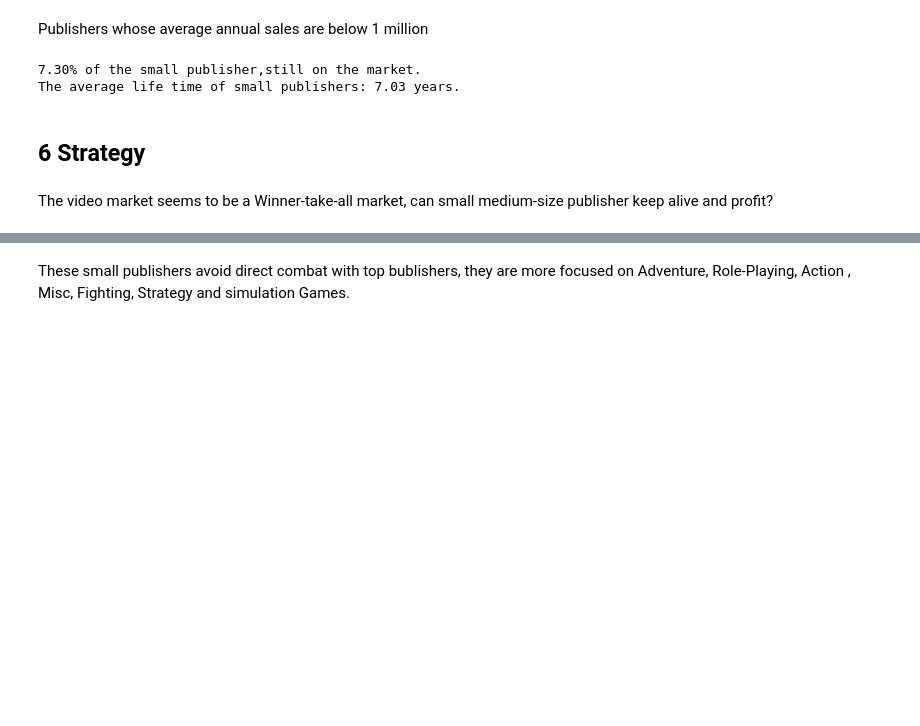
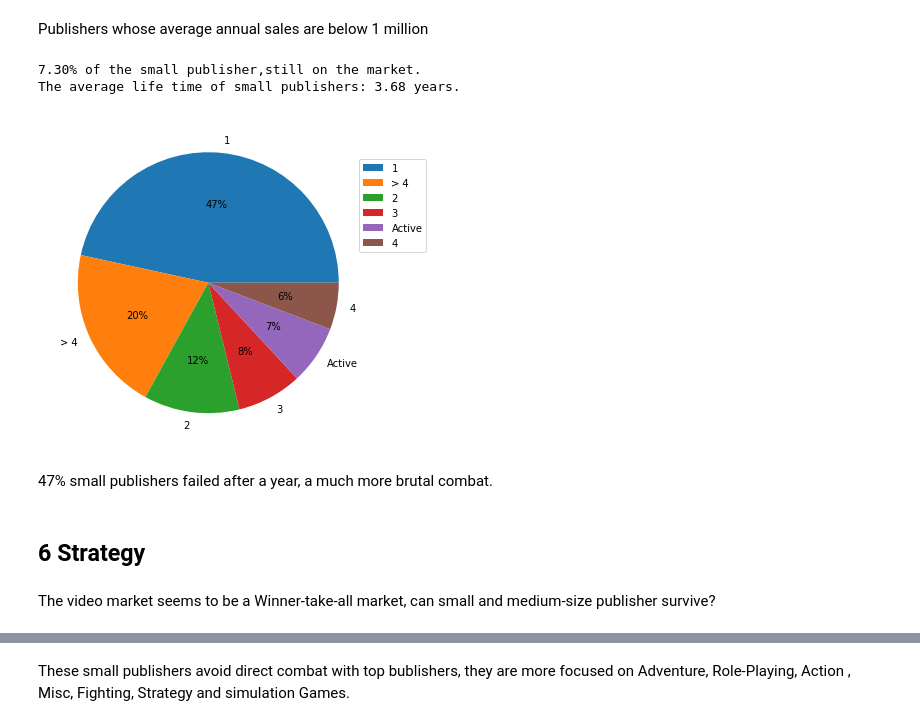
Before and after one commit to venson/Video_game, a Jupyter notebook: video-game.ipynb, the cells around one changed output, grey strips where cells are left out. Saved outputs shown, nothing was run; the diff lists cells and outputs as text; code cells hidden in the pictures; blank space fills up the shorter version.

```diff
--- a/video-game.ipynb
+++ b/video-game.ipynb
@@ -781,11 +795,24 @@ publisher_small_2015 = publisher_small[publisher_small['max'] == 2015]
 print('{:.2f}% of the small publisher,still on the market.'.\
     format(100*publisher_small_2015.shape[0]/ publisher_small.shape[0]))
 print('The average life time of small publishers: {:.2f} years.'.\
-    format(publisher_small_2015['last_year'].mean()))
+    format(publisher_small['last_year'].mean()))
 # %% [output]
 7.30% of the small publisher,still on the market.
-The average life time of small publishers: 7.03 years.
+The average life time of small publishers: 3.68 years.
+# %%
+plt.figure(figsize=(8,6))
+small_status = publisher_small[['last_year','max']].apply(lambda x: 'Active' if x['max']==2015
+    else( x['last_year'] if x['last_year']<=4 else '> 4'), axis=1)
+small_year_status = small_status.value_counts()
+plt.pie(small_year_status, labels=small_year_status.index, autopct='%.0f%%')
+plt.legend(small_year_status.index,loc="upper right",bbox_to_anchor=(0.9,0.8),  fontsize=10,
+           bbox_transform=plt.gcf().transFigure)
+plt.show()
+# %% [output]
+[figure, added]
+# %% [markdown]
+47% small publishers failed after a year, a much more brutal combat.
 # %% [markdown]
 ## 6 Strategy
 # %% [markdown]
-The video market seems to be a Winner-take-all market, can small medium-size publisher keep alive and profit?
+The video market seems to be a Winner-take-all market, can small and medium-size publisher survive?
```
Also changed, not shown: parts of 24 cells of this notebook.
